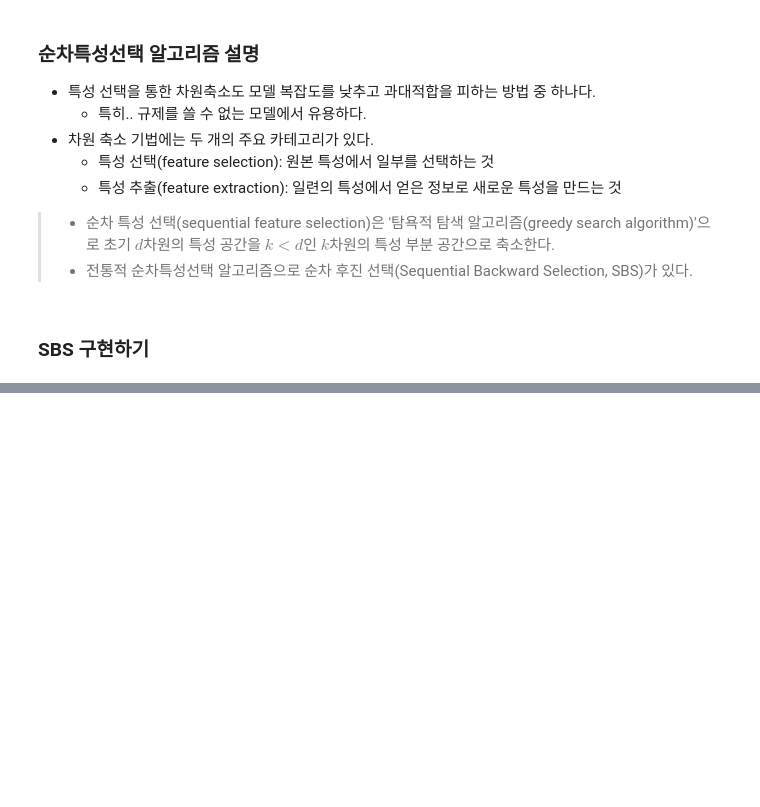
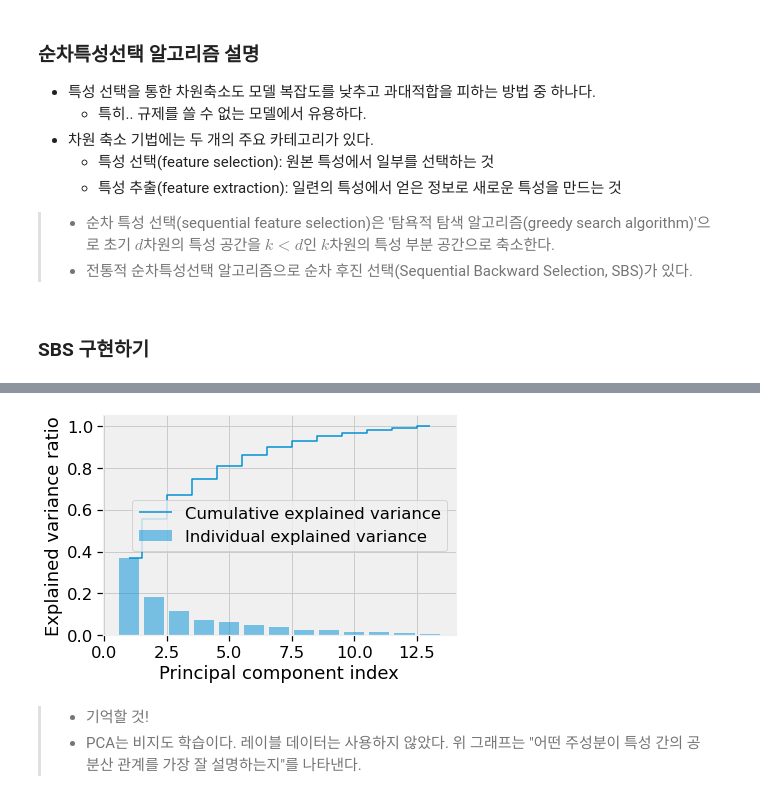
Before and after one commit to oldcamel-sw/datascience-2023, a Jupyter notebook: Contents/Preprocessing_FeatureEngineering.ipynb, the cells around one changed output, grey strips where cells are left out. Saved outputs shown, nothing was run; the diff lists cells and outputs as text; code cells hidden in the pictures; blank space fills up the shorter version.

```diff
--- a/Contents/Preprocessing_FeatureEngineering.ipynb
+++ b/Contents/Preprocessing_FeatureEngineering.ipynb
@@ -1197,0 +1622,25 @@ Class Imbalance
+# %%
+# train test split
+from sklearn.model_selection import train_test_split
+
+X, y = df_wine.iloc[:, 1:].values, df_wine.iloc[:, 0].values
+
+X_train, X_test, y_train, y_test = \
+    train_test_split(X, y, test_size=0.3,
+                    stratify=y, random_state=0)
+# %%
+# standardization
+from sklearn.preprocessing import StandardScaler
+
+sc = StandardScaler()
+X_train_std = sc.fit_transform(X_train)
+X_test_std = sc.transform(X_test)
+# %%
+# 공분산 행렬의 고윳값 분해
+import numpy as np
+cov_mat = np.cov(X_train_std.T)
+eigen_vals, eigen_vecs = np.linalg.eig(cov_mat)
+
+print('\n고윳값 \n%s' % eigen_vals)
+
+    # 사이킷런의 PCA 클래스는 직접 고윳값과 고유 벡터를 계산하는 대신 특이값분해(singular value decomposition) 방식을 사용하여 주성분을 구한다.
@@ -1197,0 +1657,23 @@ Class Imbalance
+# %%
+# cumsum으로 explained variance ratio 계산하고, step 함수로 시각화한다
+tot = sum(eigen_vals)
+var_exp = [(i / tot) for i in sorted(eigen_vals, reverse=True)]
+cum_var_exp = np.cumsum(var_exp)
+# %%
+import matplotlib.pyplot as plt
+
+plt.bar(range(1, 14), var_exp, alpha=0.5, align='center',
+       label='Individual explained variance')
+plt.step(range(1, 14), cum_var_exp, where='mid',
+        label='Cumulative explained variance')
+plt.ylabel('Explained variance ratio')
+plt.xlabel('Principal component index')
+plt.legend(loc='best')
+plt.tight_layout()
+
+plt.show()
+# %% [output]
+[figure, added]
+# %% [markdown]
+> - 기억할 것!<br>
+> - PCA는 비지도 학습이다. 레이블 데이터는 사용하지 않았다. 위 그래프는 "어떤 주성분이 특성 간의 공분산 관계를 가장 잘 설명하는지"를 나타낸다.
```
Also changed, not shown: parts of 127 cells of this notebook, 3 other files.
